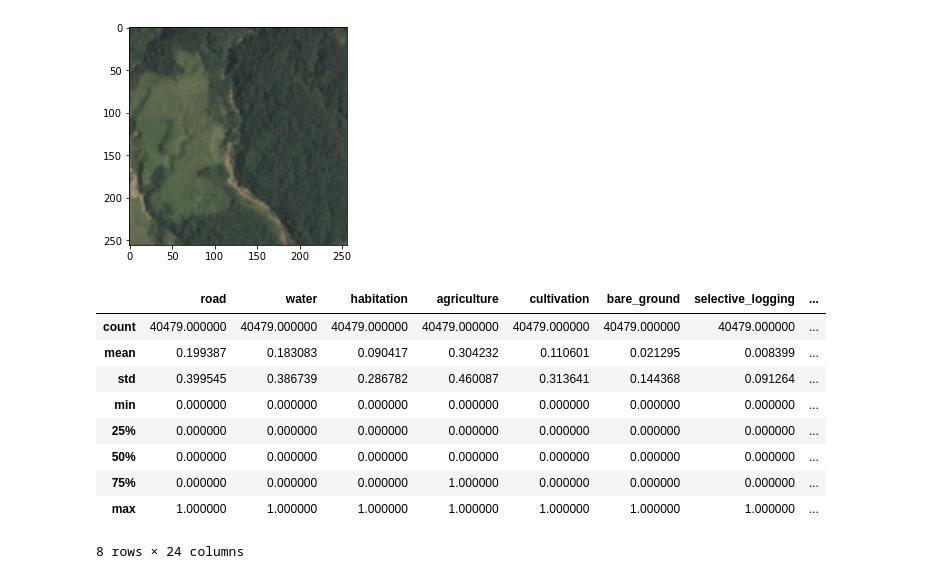
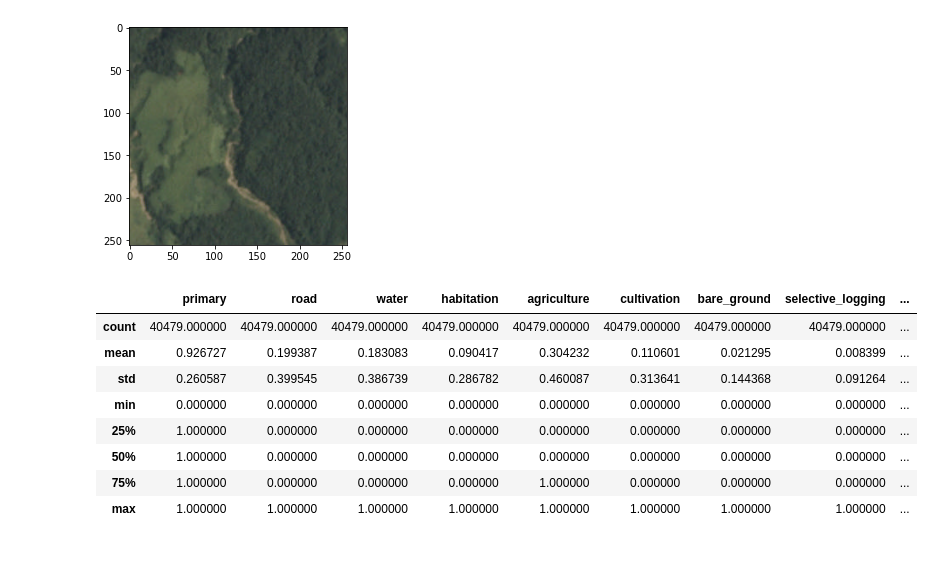
Before and after one commit to cpellet/airlift, a Jupyter notebook: research/classification/deforestation-detection.ipynb, the cells around one changed output. Drawn from its saved outputs; the diff is of its cells as text; code cells hidden in the pictures.

```diff
--- a/research/classification/deforestation-detection.ipynb
+++ b/research/classification/deforestation-detection.ipynb
@@ -8,8 +14,8 @@ import numpy as np
 # %% [markdown]
 ## Let's first read the data from the training set
 # %%
-train_df = pd.read_csv('train_v2.csv/train_v2.csv')
-train_df.head()
+train_data_nolabel = pd.read_csv('train_v2.csv/train_v2.csv')
+train_data_nolabel.head()
 # %% [output]
 |  | image_name | tags |
 | 0 | train_0 | haze primary |
@@ -24,27 +30,27 @@ Let's isolate the tags in categories: weather and ground type.
 # %%
 atmospheric_conditions = ['partly_cloudy', 'haze', 'cloudy', 'clear']
 land_categories = {
-    "road":np.zeros(train_df.shape[0]),
-    "water":np.zeros(train_df.shape[0]),
-    "habitation":np.zeros(train_df.shape[0]),
-    "agriculture":np.zeros(train_df.shape[0]),
-    "cultivation":np.zeros(train_df.shape[0]),
-    "bare_ground":np.zeros(train_df.shape[0]),
-    "selective_logging":np.zeros(train_df.shape[0]),
-    "artisinal_mine":np.zeros(train_df.shape[0]),
-    "slash_burn":np.zeros(train_df.shape[0]),
-    "blow_down":np.zeros(train_df.shape[0]),
-    "blooming":np.zeros(train_df.shape[0]),
-    "conventional_mine":np.zeros(train_df.shape[0])}
-# Yes there is a typo in the data set, but it's not important
-atmospheric_conditions_list = [[element for element in tag.split() if element in atmospheric_conditions] for tag in train_df['tags']]
+    "primary": np.zeros(train_data_nolabel.shape[0]),
+    "road":np.zeros(train_data_nolabel.shape[0]),
+    "water":np.zeros(train_data_nolabel.shape[0]),
+    "habitation":np.zeros(train_data_nolabel.shape[0]),
+    "agriculture":np.zeros(train_data_nolabel.shape[0]),
+    "cultivation":np.zeros(train_data_nolabel.shape[0]),
+    "bare_ground":np.zeros(train_data_nolabel.shape[0]),
+    "selective_logging":np.zeros(train_data_nolabel.shape[0]),
+    "artisinal_mine":np.zeros(train_data_nolabel.shape[0]),
+    "slash_burn":np.zeros(train_data_nolabel.shape[0]),
+    "blow_down":np.zeros(train_data_nolabel.shape[0]),
+    "blooming":np.zeros(train_data_nolabel.shape[0]),
+    "conventional_mine":np.zeros(train_data_nolabel.shape[0])}
+atmospheric_conditions_list = [[element for element in tag.split() if element in atmospheric_conditions] for tag in train_data_nolabel['tags']]
 
-for i in range(len(train_df.tags)):
-    for element in train_df.tags[i].split():
+for i in range(len(train_data_nolabel.tags)):
+    for element in train_data_nolabel.tags[i].split():
         if element in land_categories.keys():
             land_categories[element][i] = 1
 
-train_df['weather_tags'] = [''.join(tag) for tag in atmospheric_conditions_list]
-train_df = pd.concat([train_df, pd.DataFrame(land_categories, dtype=int)], axis=1)
-train_df.head()
+train_data_nolabel['weather_tags'] = [''.join(tag) for tag in atmospheric_conditions_list]
+train_data_nolabel = pd.concat([train_data_nolabel, pd.DataFrame(land_categories, dtype=int)], axis=1)
+train_data_nolabel.head()
 # %% [output]
@@ -62,15 +67,14 @@ plt.show()
 # %% [output]
 [figure]
 # %%
-train_df.describe()
+train_data_nolabel.describe()
 # %% [output]
-|  | road | water | habitation | agriculture | cultivation | bare_ground | selective_logging | ... |
-| count | 40479.000000 | 40479.000000 | 40479.000000 | 40479.000000 | 40479.000000 | 40479.000000 | 40479.000000 | ... |
-| mean | 0.199387 | 0.183083 | 0.090417 | 0.304232 | 0.110601 | 0.021295 | 0.008399 | ... |
-| std | 0.399545 | 0.386739 | 0.286782 | 0.460087 | 0.313641 | 0.144368 | 0.091264 | ... |
-| min | 0.000000 | 0.000000 | 0.000000 | 0.000000 | 0.000000 | 0.000000 | 0.000000 | ... |
-| 25% | 0.000000 | 0.000000 | 0.000000 | 0.000000 | 0.000000 | 0.000000 | 0.000000 | ... |
-| 50% | 0.000000 | 0.000000 | 0.000000 | 0.000000 | 0.000000 | 0.000000 | 0.000000 | ... |
-| 75% | 0.000000 | 0.000000 | 0.000000 | 1.000000 | 0.000000 | 0.000000 | 0.000000 | ... |
-| max | 1.000000 | 1.000000 | 1.000000 | 1.000000 | 1.000000 | 1.000000 | 1.000000 | ... |
+|  | primary | road | water | habitation | agriculture | cultivation | bare_ground | selective_logging | ... |
+| count | 40479.000000 | 40479.000000 | 40479.000000 | 40479.000000 | 40479.000000 | 40479.000000 | 40479.000000 | 40479.000000 | ... |
+| mean | 0.926727 | 0.199387 | 0.183083 | 0.090417 | 0.304232 | 0.110601 | 0.021295 | 0.008399 | ... |
+| std | 0.260587 | 0.399545 | 0.386739 | 0.286782 | 0.460087 | 0.313641 | 0.144368 | 0.091264 | ... |
+| min | 0.000000 | 0.000000 | 0.000000 | 0.000000 | 0.000000 | 0.000000 | 0.000000 | 0.000000 | ... |
+| 25% | 1.000000 | 0.000000 | 0.000000 | 0.000000 | 0.000000 | 0.000000 | 0.000000 | 0.000000 | ... |
+| 50% | 1.000000 | 0.000000 | 0.000000 | 0.000000 | 0.000000 | 0.000000 | 0.000000 | 0.000000 | ... |
+| 75% | 1.000000 | 0.000000 | 0.000000 | 0.000000 | 1.000000 | 0.000000 | 0.000000 | 0.000000 | ... |
+| max | 1.000000 | 1.000000 | 1.000000 | 1.000000 | 1.000000 | 1.000000 | 1.000000 | 1.000000 | ... |
-8 rows × 24 columns
```
Also changed, not shown: parts of 5 cells of this notebook.
